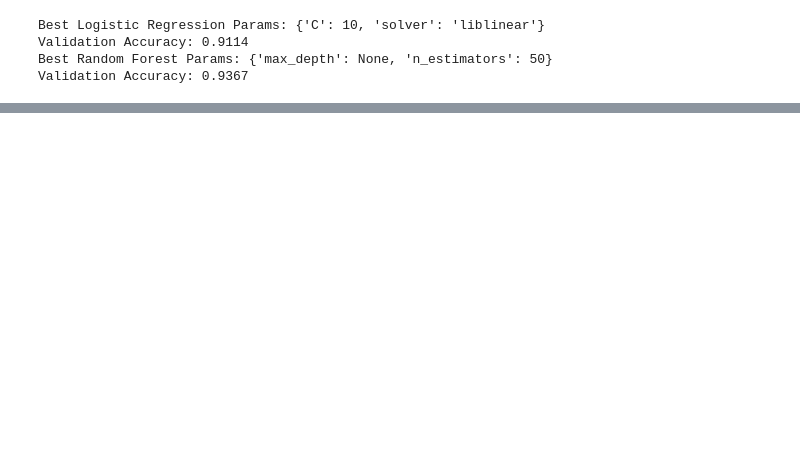
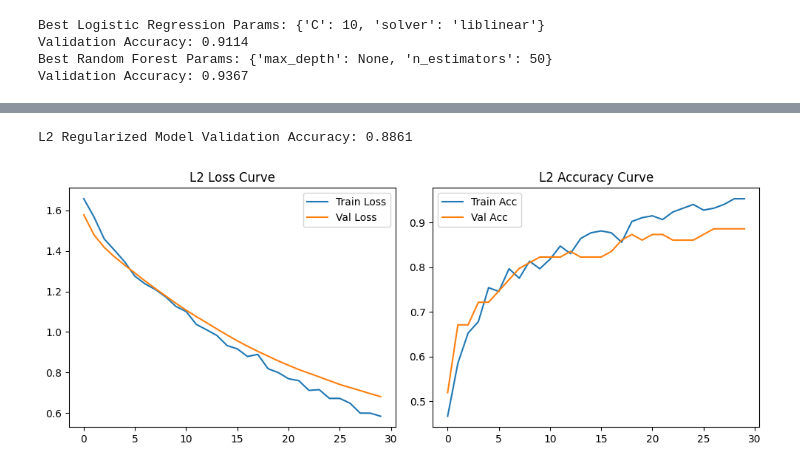
Before and after one commit to JokMaker/summative-model-training-evaluation, a Jupyter notebook: summative_assignment_notebook.ipynb, the cells around one changed output, grey strips where cells are left out. Cells and saved outputs as stored; diff of their text form; code cells hidden in the pictures; blank space fills up the shorter version.

```diff
--- a/summative_assignment_notebook.ipynb
+++ b/summative_assignment_notebook.ipynb
@@ -1517,0 +525,38 @@ This project systematically compared traditional Machine Learning models (Logist
+# %%
+def build_l2_model(input_dim, learning_rate=0.001, l2_strength=0.01):
+    model = models.Sequential([
+        layers.Input(shape=(input_dim,)),
+        layers.Dense(64, activation='relu', kernel_regularizer=keras.regularizers.l2(l2_strength)),
+        layers.Dropout(0.3),
+        layers.Dense(32, activation='relu', kernel_regularizer=keras.regularizers.l2(l2_strength)),
+        layers.Dropout(0.3),
+        layers.Dense(1, activation='sigmoid')
+    ])
+    model.compile(optimizer=keras.optimizers.Adam(learning_rate=learning_rate),
+                  loss='binary_crossentropy',
+                  metrics=['accuracy'])
+    return model
+
+l2_model = build_l2_model(tf_X_train.shape[1])
+l2_history = l2_model.fit(tf_X_train, tf_y_train, validation_data=(tf_X_val, tf_y_val),
+                         epochs=30, batch_size=32, verbose=0)
+print(f"L2 Regularized Model Validation Accuracy: {l2_history.history['val_accuracy'][-1]:.4f}")
+# %% [output]
+L2 Regularized Model Validation Accuracy: 0.8861
+# %%
+# Training history plot for L2 regularization experiment
+plt.figure(figsize=(10,4))
+plt.subplot(1,2,1)
+plt.plot(l2_history.history['loss'], label='Train Loss')
+plt.plot(l2_history.history['val_loss'], label='Val Loss')
+plt.title('L2 Loss Curve')
+plt.legend()
+plt.subplot(1,2,2)
+plt.plot(l2_history.history['accuracy'], label='Train Acc')
+plt.plot(l2_history.history['val_accuracy'], label='Val Acc')
+plt.title('L2 Accuracy Curve')
+plt.legend()
+plt.tight_layout()
+plt.show()
+# %% [output]
+[figure, added]
```
Also changed, not shown: parts of 75 cells of this notebook.
